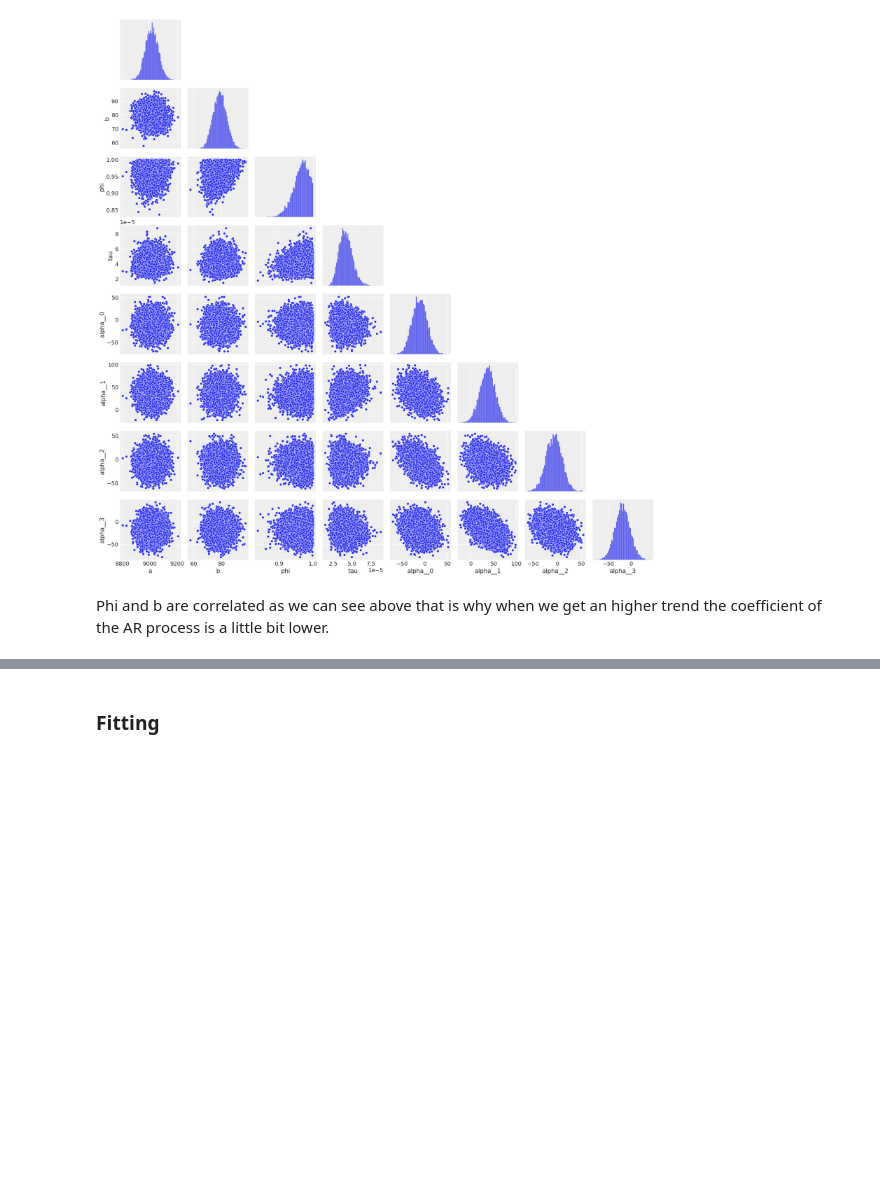
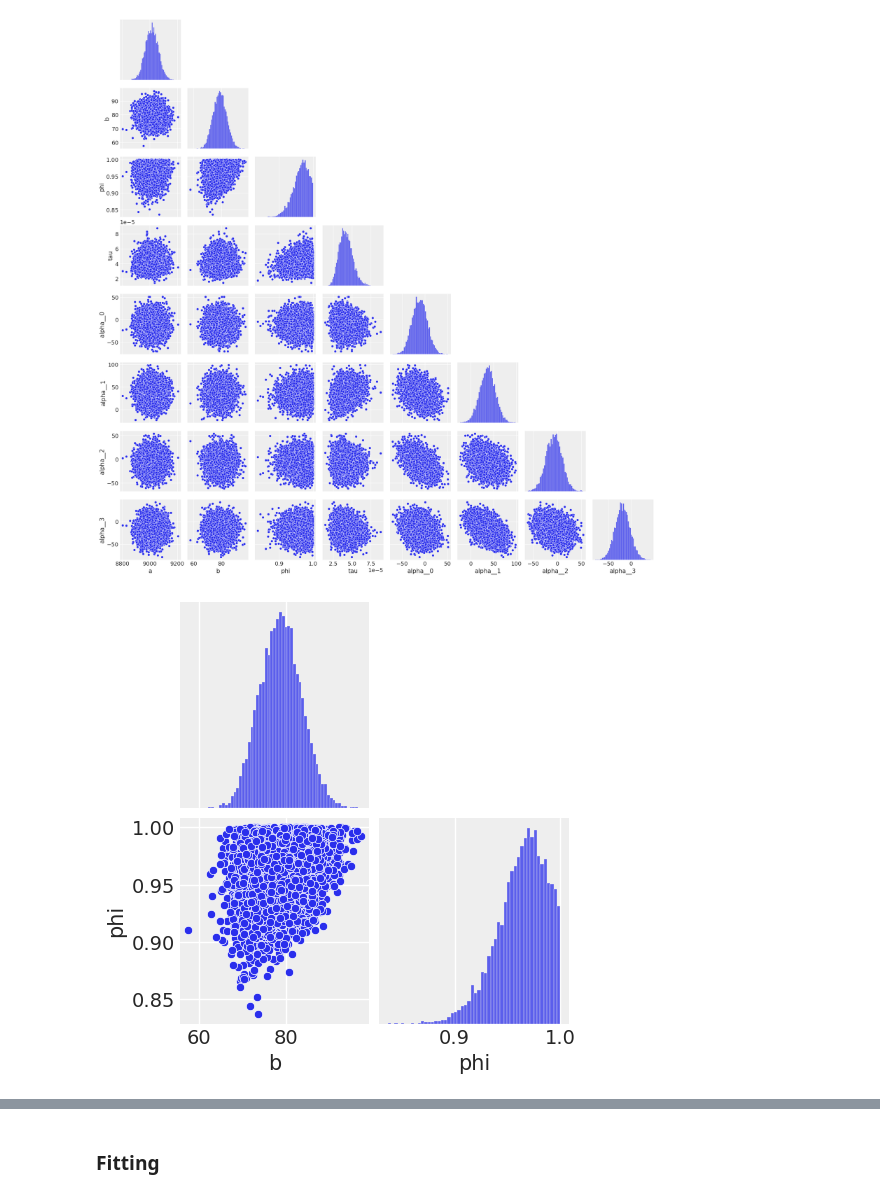
Before and after one commit to luisroque/Time-Series-Statistical-Models-Experiments, a Jupyter notebook: PhD_Clean_v2.ipynb, the cells around one changed output, grey strips where cells are left out. Saved outputs shown, nothing was run; the diff lists cells and outputs as text; code cells hidden in the pictures; blank space fills up the shorter version.

```diff
--- a/PhD_Clean_v2.ipynb
+++ b/PhD_Clean_v2.ipynb
@@ -432,5 +432,7 @@ df_trace = df_trace[['a', 'b', 'phi', 'tau', 'alpha__0', 'alpha__1', 'alpha__2',
 sns.pairplot(df_trace, corner=True);
 # %% [output]
 [figure]
-# %% [markdown]
-Phi and b are correlated as we can see above that is why when we get an higher trend the coefficient of the AR process is a little bit lower.
+# %%
+sns.pairplot(df_trace[['b', 'phi']], corner=True);
+# %% [output]
+[figure, added]
```
Also changed, not shown: parts of 13 cells of this notebook.
